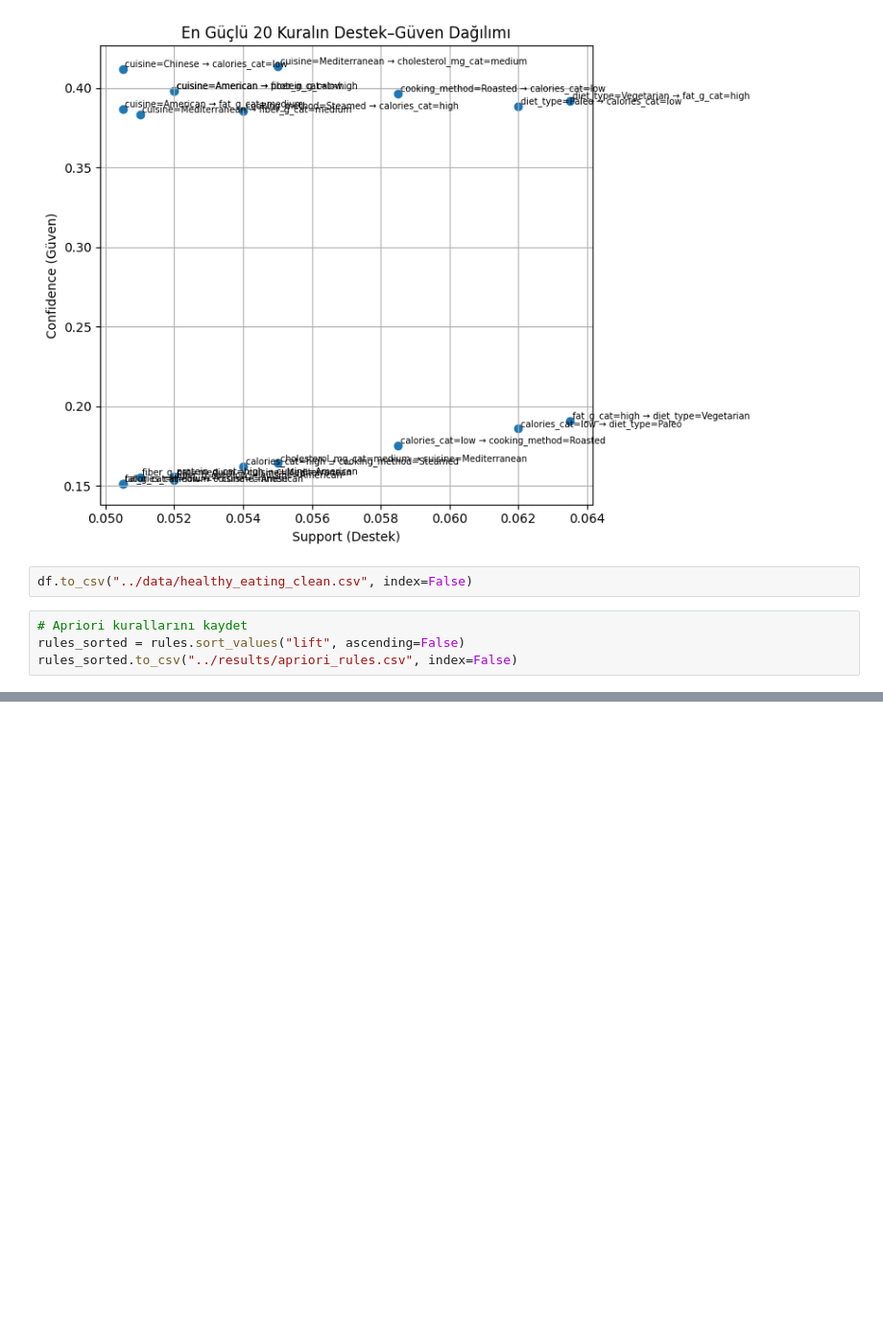
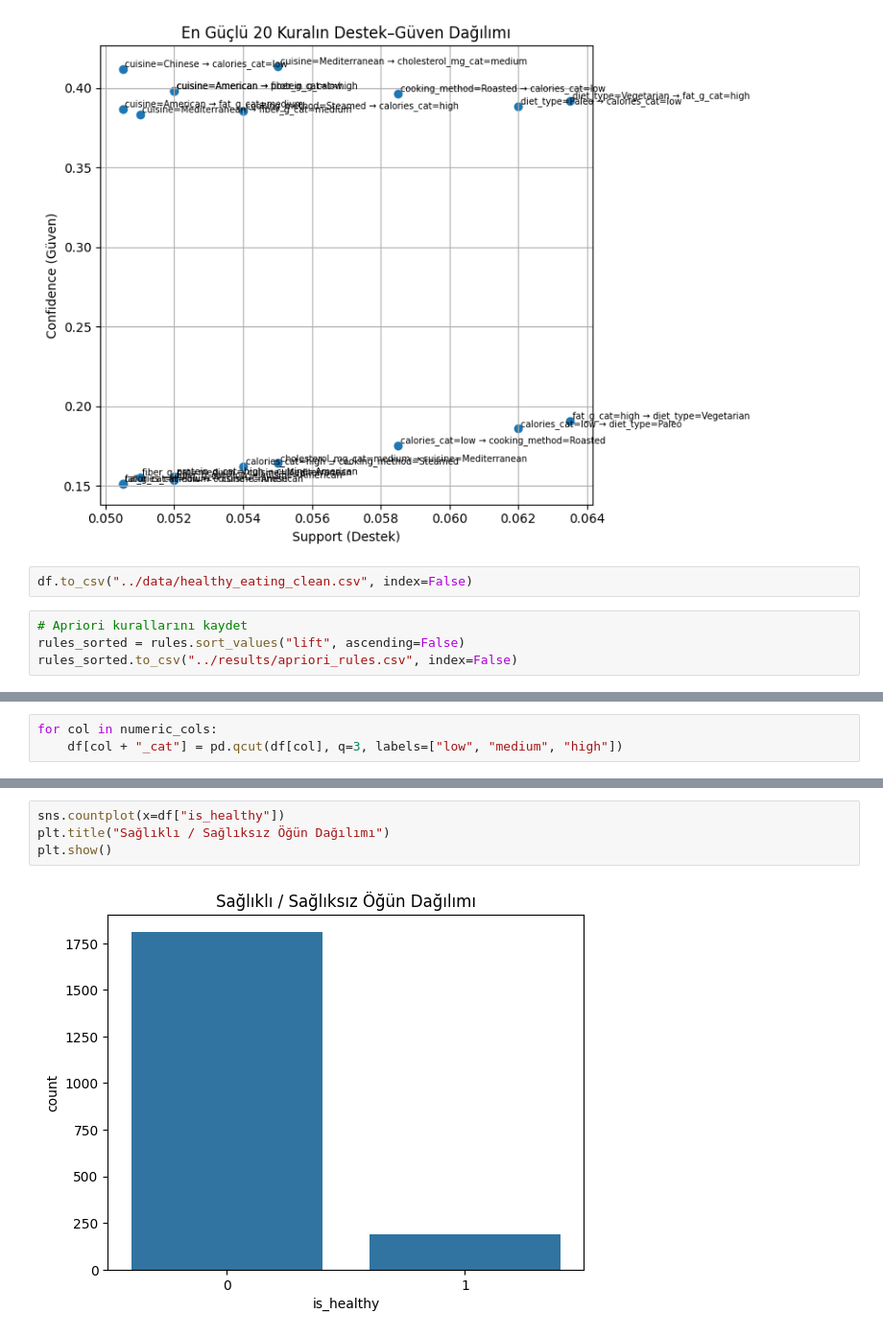
Before and after one commit to caferkarabulut/healthy-eating-miner, a Jupyter notebook: notebooks/01_eda.ipynb, the cells around one changed output, grey strips where cells are left out. Shown at 96% size. Saved outputs shown, nothing was run; the diff lists cells and outputs as text; blank space fills up the shorter version.

```diff
--- a/notebooks/01_eda.ipynb
+++ b/notebooks/01_eda.ipynb
@@ -248,0 +269,3 @@ rules_sorted.to_csv("../results/apriori_rules.csv", index=False)
+# %%
+for col in numeric_cols:
+    df[col + "_cat"] = pd.qcut(df[col], q=3, labels=["low", "medium", "high"])
@@ -248,0 +371,6 @@ rules_sorted.to_csv("../results/apriori_rules.csv", index=False)
+# %%
+sns.countplot(x=df["is_healthy"])
+plt.title("Sağlıklı / Sağlıksız Öğün Dağılımı")
+plt.show()
+# %% [output]
+[figure, added]
```
Also changed, not shown: parts of 21 cells of this notebook, 14 other files.
